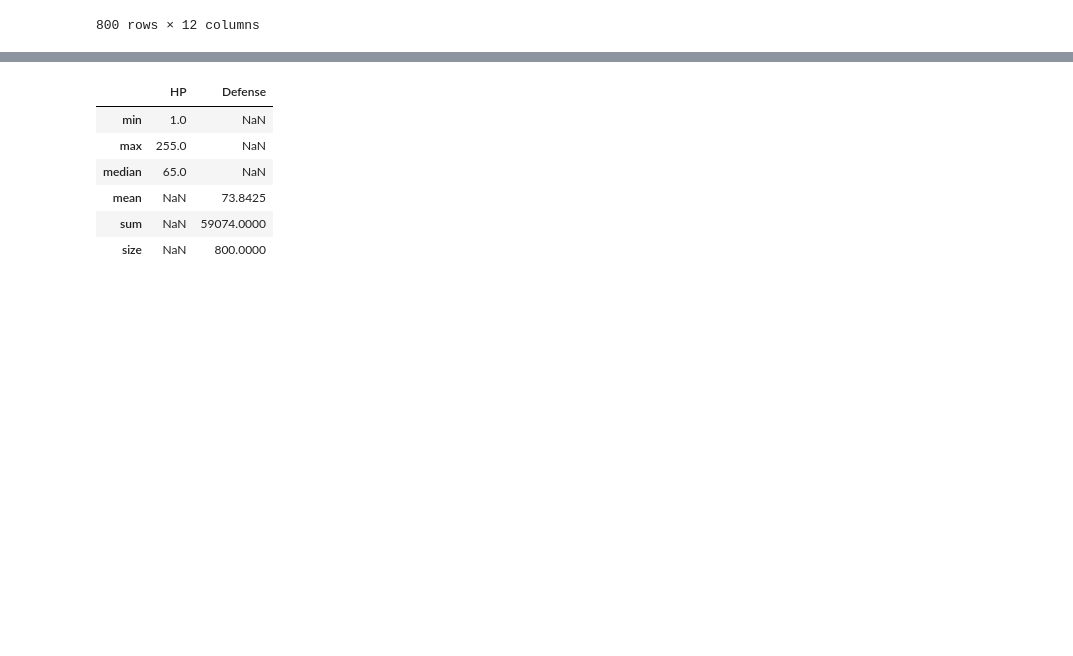
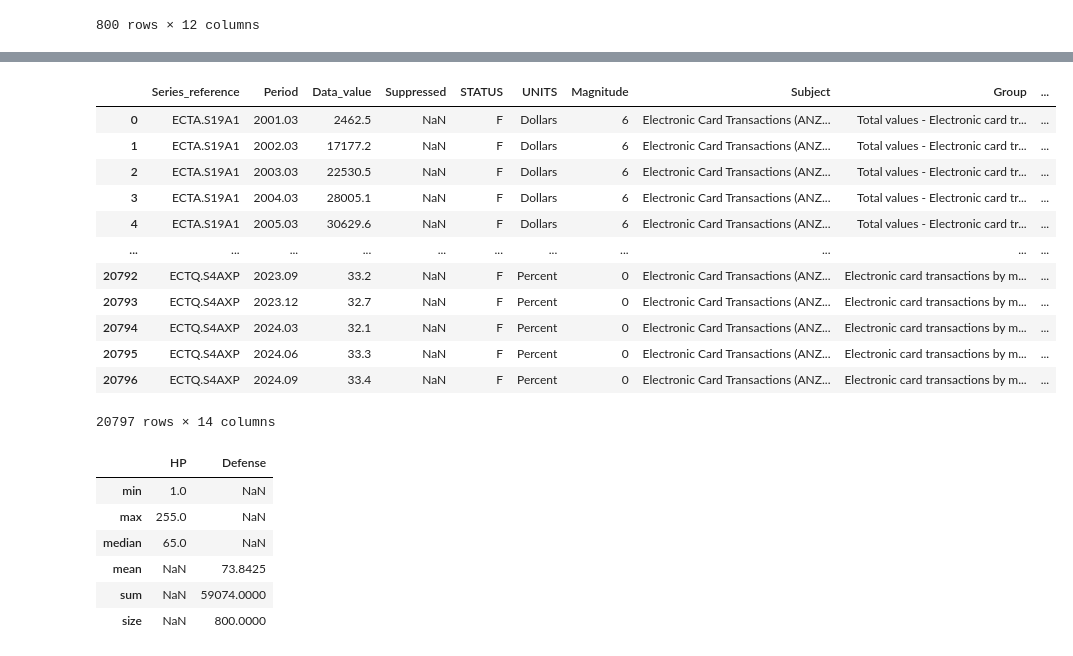
Before and after one commit to houseisround/PandasPortfolio, a Jupyter notebook: sql_pandas.ipynb, the cells around one changed output, grey strips where cells are left out. Saved outputs shown, nothing was run; the diff lists cells and outputs as text; code cells hidden in the pictures; blank space fills up the shorter version.

```diff
--- a/sql_pandas.ipynb
+++ b/sql_pandas.ipynb
@@ -23,3 +41,21 @@ pk
+# %%
+el = pd.read_csv('electronic-card-transactions-september-2024-csv-tables.csv')
+# %%
+el
+# %% [output]
+|  | Series_reference | Period | Data_value | Suppressed | STATUS | UNITS | Magnitude | Subject | Group | ... |
+| 0 | ECTA.S19A1 | 2001.03 | 2462.5 | NaN | F | Dollars | 6 | Electronic Card Transactions (ANZ... | Total values - Electronic card tr... | ... |
+| 1 | ECTA.S19A1 | 2002.03 | 17177.2 | NaN | F | Dollars | 6 | Electronic Card Transactions (ANZ... | Total values - Electronic card tr... | ... |
+| 2 | ECTA.S19A1 | 2003.03 | 22530.5 | NaN | F | Dollars | 6 | Electronic Card Transactions (ANZ... | Total values - Electronic card tr... | ... |
+| 3 | ECTA.S19A1 | 2004.03 | 28005.1 | NaN | F | Dollars | 6 | Electronic Card Transactions (ANZ... | Total values - Electronic card tr... | ... |
+| 4 | ECTA.S19A1 | 2005.03 | 30629.6 | NaN | F | Dollars | 6 | Electronic Card Transactions (ANZ... | Total values - Electronic card tr... | ... |
+| ... | ... | ... | ... | ... | ... | ... | ... | ... | ... | ... |
+| 20792 | ECTQ.S4AXP | 2023.09 | 33.2 | NaN | F | Percent | 0 | Electronic Card Transactions (ANZ... | Electronic card transactions by m... | ... |
+| 20793 | ECTQ.S4AXP | 2023.12 | 32.7 | NaN | F | Percent | 0 | Electronic Card Transactions (ANZ... | Electronic card transactions by m... | ... |
+| 20794 | ECTQ.S4AXP | 2024.03 | 32.1 | NaN | F | Percent | 0 | Electronic Card Transactions (ANZ... | Electronic card transactions by m... | ... |
+| 20795 | ECTQ.S4AXP | 2024.06 | 33.3 | NaN | F | Percent | 0 | Electronic Card Transactions (ANZ... | Electronic card transactions by m... | ... |
+| 20796 | ECTQ.S4AXP | 2024.09 | 33.4 | NaN | F | Percent | 0 | Electronic Card Transactions (ANZ... | Electronic card transactions by m... | ... |
+20797 rows × 14 columns
 # %%
 pk.agg({'HP':['min', 'max', 'median'], 'Defense':['mean', 'sum', 'size']})
 # %% [output]
```
Also changed, not shown: parts of 2 cells of this notebook.
